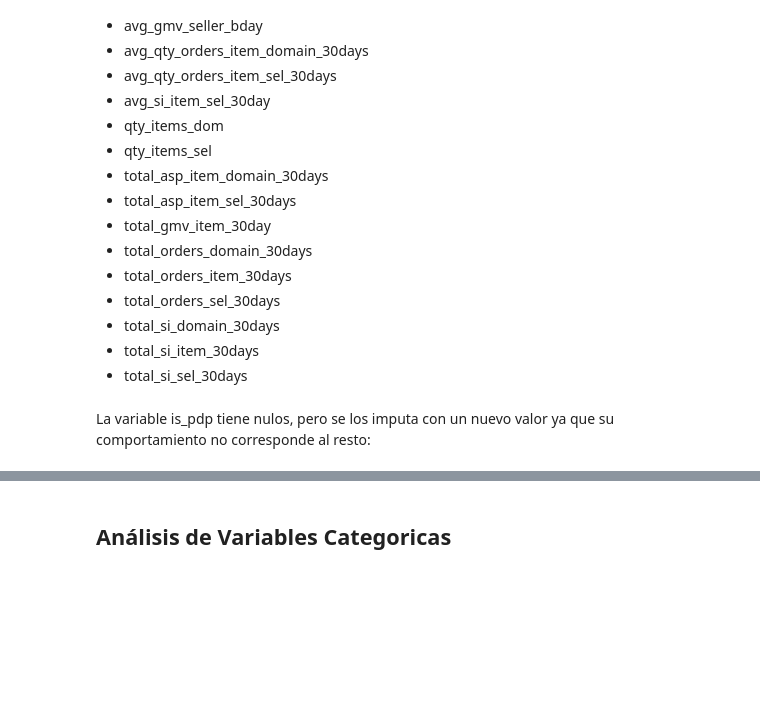
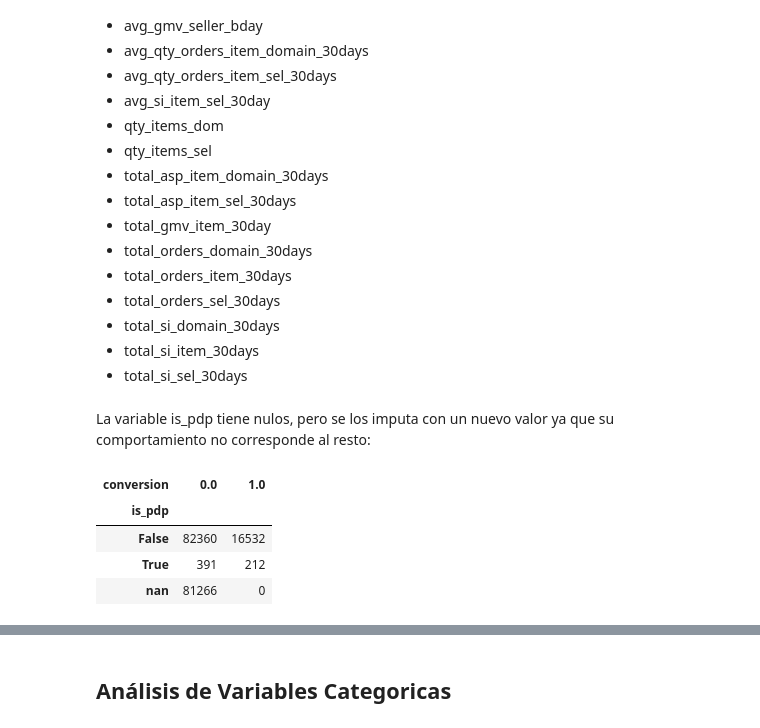
Before and after one commit to abrilnoguera/MLConversionPrediction, a Jupyter notebook: analisis.ipynb, the cells around one changed output, grey strips where cells are left out. Drawn from its saved outputs; the diff is of its cells as text; code cells hidden in the pictures; blank space fills up the shorter version.

```diff
--- a/analisis.ipynb
+++ b/analisis.ipynb
@@ -239,3 +239,11 @@ La variable is_pdp tiene nulos, pero se los imputa con un nuevo valor ya que su
 # %%
 df['is_pdp'] = df['is_pdp'].astype(str)
 df['is_pdp'].fillna('nan', inplace=True)
+# %%
+pd.crosstab([df['is_pdp']],df['conversion'])
+# %% [output]
+| conversion | 0.0 | 1.0 |
+| is_pdp |  |  |
+| False | 82360 | 16532 |
+| True | 391 | 212 |
+| nan | 81266 | 0 |
```
Also changed, not shown: parts of 16 cells of this notebook.
